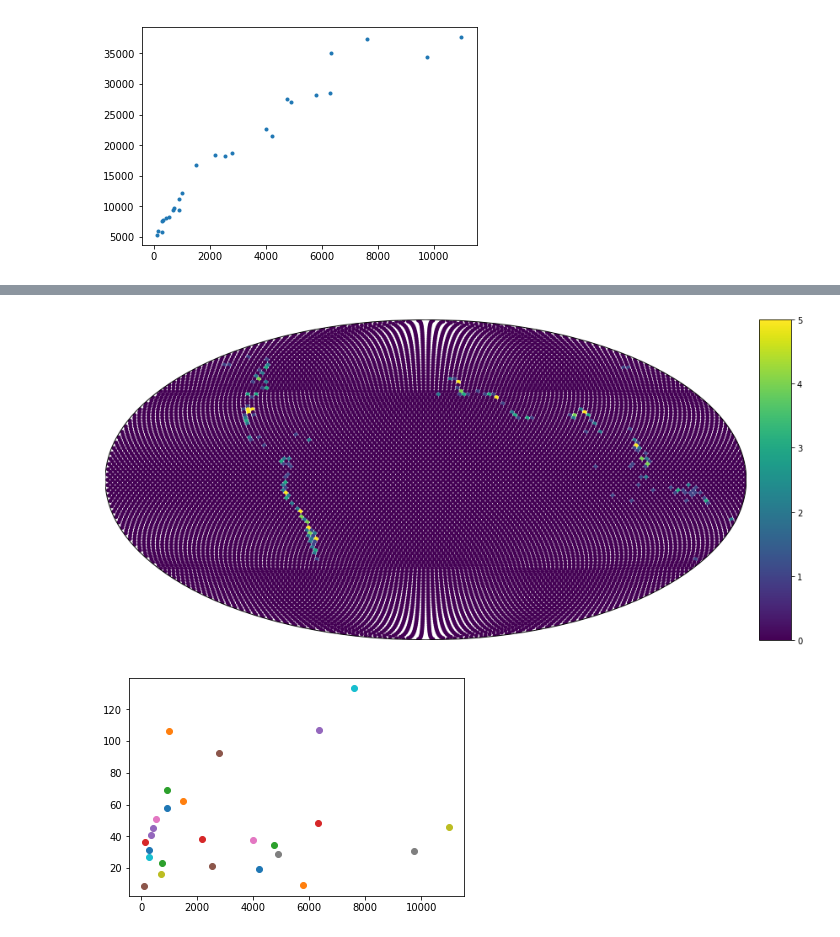
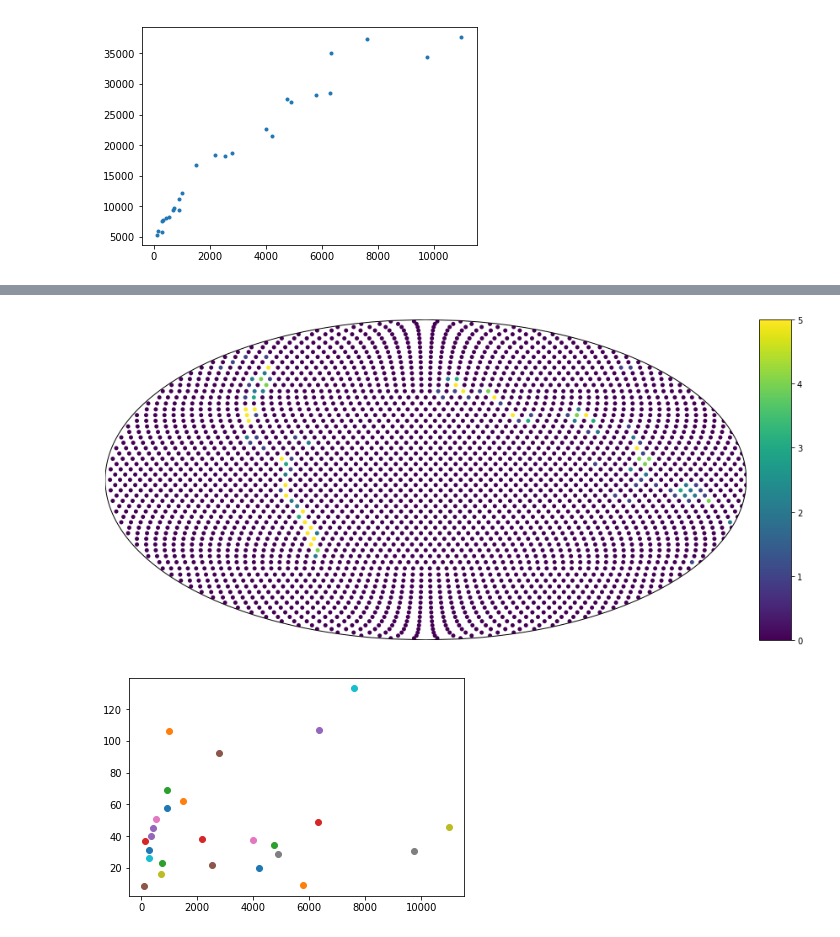
Before and after one commit to siwill22/GPlatesReconstructionModel, a Jupyter notebook: class_testing.ipynb, the cells around one changed output, grey strips where cells are left out. Saved outputs shown, nothing was run; the diff lists cells and outputs as text; code cells hidden in the pictures.

Commit message:
more fileio options; more plotting options for subduction kinematics

```diff
--- a/class_testing.ipynb
+++ b/class_testing.ipynb
@@ -62,0 +52,18 @@ plt.scatter(zip(*rbt)[0],zip(*rbt)[1],c=zip(*rbt)[2],edgecolors='')
+# %%
+# load contents of a csv into a pandas dataframe, then generate a
+#'age_coded_point_dataset' object
+#df = pd.read_csv('./Data/ngeo2429-s2.csv',index_col='Deposit number')
+#ore_deposit_data = AgeCodedPointDataset(df,'Long.','Lat.','Age (Ma)')
+
+ore_deposit_data = AgeCodedPointDataset('./Data/ngeo2429-s2.csv',
+                                        field_mapping = {'longitude_field':'Long.',
+                                                         'latitude_field':'Lat.',
+                                                         'age_field':'Age (Ma)'})
+#ore_deposit_data.from_csv('./Data/ngeo2429-s2.csv',
+#                                                 'Long.','Lat.','Age (Ma)')
+
+ore_deposit_data
+
+ore_deposit_data.assign_reconstruction_model(M2016)
+
+ore_deposit_data.plot_reconstructed(20.)
@@ -63,19 +82,18 @@ plt.scatter(zip(*rbt)[0],zip(*rbt)[1],c=zip(*rbt)[2],edgecolors='')
 # %%
 from mpl_toolkits.basemap import Basemap
 
-pos = point_distribution_on_sphere(distribution_type='healpix',N=32)
+equal_area_points = PointDistributionOnSphere(distribution_type='healpix',N=16)
 
-#print t.point_features
-
-bin_counts = pos.point_feature_heatmap([point.get_geometry() for point in t.point_features])
+bin_counts = equal_area_points.point_feature_heatmap(
+    [point.get_geometry() for point in ore_deposit_data.point_features])
 
 plt.figure(figsize=(16,7))
 m = Basemap(projection='moll',lon_0=0)
-x,y = m(pos.longitude,
-        pos.latitude)
+x,y = m(equal_area_points.longitude,
+        equal_area_points.latitude)
 m.scatter(x,y,c=bin_counts, s=25, edgecolors='', vmax=5)
 m.colorbar()
 plt.show()
 # %% [output]
-[figure, old version]
+[figure, new version]
 # %%
```
Also changed, not shown: parts of 14 cells of this notebook, 2 other files.
